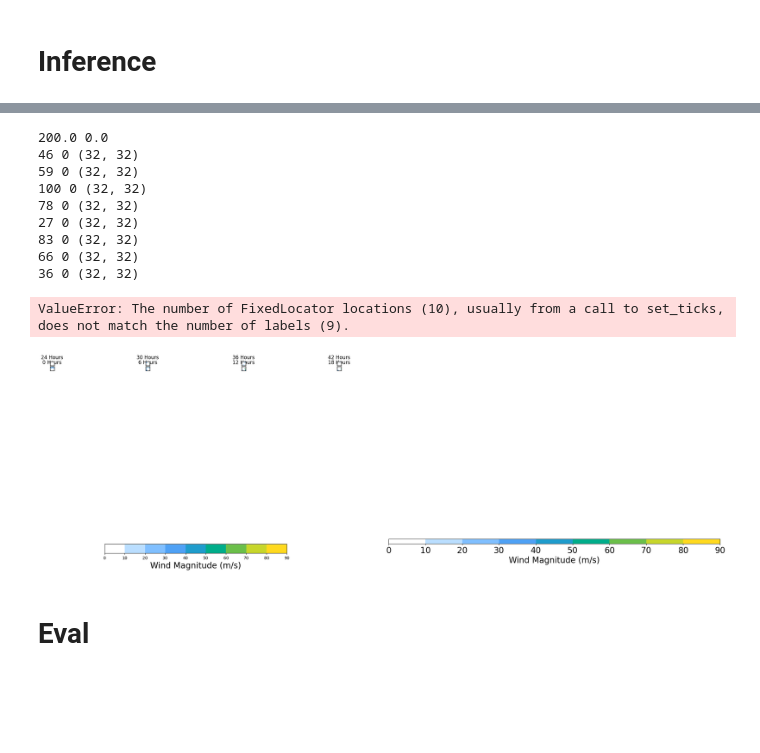
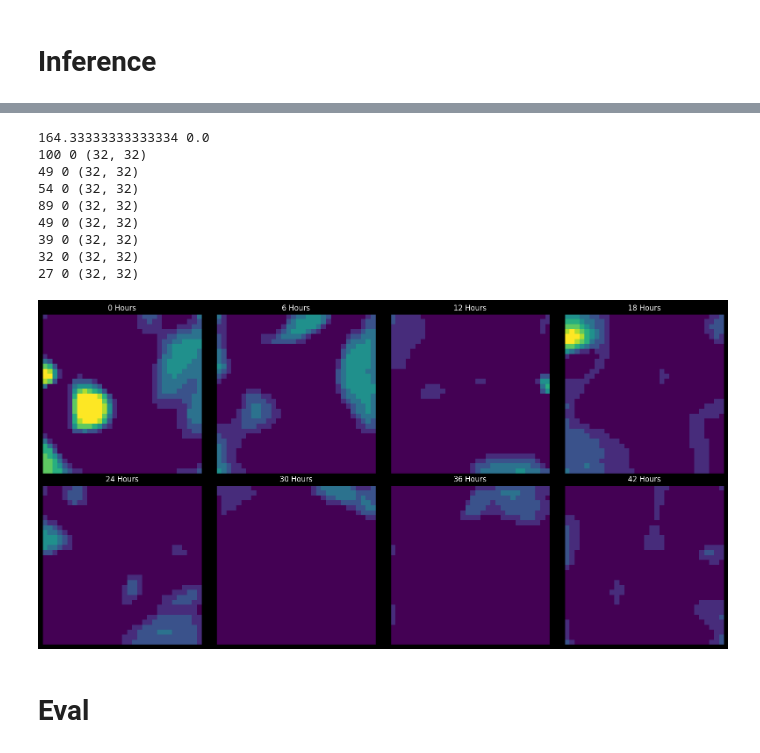
Before and after one commit to soCromp/cycloneSVD, a Jupyter notebook: evals.ipynb, the cells around one changed output, grey strips where cells are left out. Drawn from its saved outputs; the diff is of its cells as text; code cells hidden in the pictures; blank space fills up the shorter version.

```diff
--- a/evals.ipynb
+++ b/evals.ipynb
@@ -77,5 +79,6 @@ pred = [np.asarray(p) for p in preds[0]]
 # %%
-synthpath = '/home/sonia/cycloneSVD/windmag_atlanticpacific1e-6/checkpoint-50000/synth/checkpoint-50000/19820713180515015500'
+# synthpath = '/home/sonia/cycloneSVD/windmag_atlanticpacific1e-6/checkpoint-50000/synth/checkpoint-50000/19820713180515015500'
+synthpath = '/home/sonia/cycloneSVD/windmag_atlanticpacific1e-6/checkpoint-50000/synth/checkpoint-50000/19931120120480013350'
 pred = []
 for i in range(8):
     frame = np.load(os.path.join(synthpath, f'{i}.npy'))
@@ -113,15 +116,15 @@ base = plt.cm.get_cmap('viridis', len(levels) - 1)
 colors = base(np.arange(base.N))
 
 # Make the first bin (0–10) white
-colors[0] = (1.0, 1.0, 1.0, 1.0)  # RGBA white
-colors[1] = (0.73, 0.87, 1.00, 1.0)
-colors[2] = (0.50, 0.75, 1.00, 1.0)
-colors[3] = (0.31, 0.63, 0.96, 1.0)
-colors[4] = (0.12, 0.61, 0.80, 1.0)
-colors[5] = (0.00, 0.68, 0.54, 1.0)
-colors[6] = (0.42, 0.75, 0.29, 1.0)
-colors[7] = (0.78, 0.84, 0.17, 1.0)
-colors[8] = (1.00, 0.85, 0.12, 1.0)
+# colors[0] = (1.0, 1.0, 1.0, 1.0)  # RGBA white
+# colors[1] = (0.73, 0.87, 1.00, 1.0)
+# colors[2] = (0.50, 0.75, 1.00, 1.0)
+# colors[3] = (0.31, 0.63, 0.96, 1.0)
+# colors[4] = (0.12, 0.61, 0.80, 1.0)
+# colors[5] = (0.00, 0.68, 0.54, 1.0)
+# colors[6] = (0.42, 0.75, 0.29, 1.0)
+# colors[7] = (0.78, 0.84, 0.17, 1.0)
+# colors[8] = (1.00, 0.85, 0.12, 1.0)
 
 # Build a ListedColormap with modified colors
 cmap = mcolors.ListedColormap(colors)
@@ -130,54 +133,53 @@ norm = mcolors.BoundaryNorm(boundaries=levels, ncolors=cmap.N)
 imgs = [img.mean(axis=-1) for img in pred]
 maxp = max([np.max(p) for p in imgs])
 minp = min([np.min(p) for p in imgs])
 print(maxp,minp)
 
 # Load and plot each .npy file
 for i in range(8):
     img = imgs[i]
     # img = img - minp # Load the image data
     img = img - minp
     img = img / (maxp - minp)  # Normalize the image data
     img = 100*img
     img = img.astype(np.uint8)
     print(img.max(), img.min(), img.shape)
     im=axes[i].imshow(img, cmap=cmap, norm=norm)
     axes[i].set_title(f'{i*6} Hours')
     # axes[i].axis('off')  # Hide axes for better display
     outline_axes(axes[i])
 
 
 # Add shared colorbar
-cbar = fig.colorbar(im, ax=axes.ravel().tolist(), orientation='horizontal', ticks=levels,
-                    pad=1, shrink=0.8, fraction=0.05)
-cbar.set_label("Wind Magnitude (m/s)", fontsize=20)
-cbar_ax = fig.add_axes([0.92, 0.15, 0.7, 0.02])
-cbar = fig.colorbar(im, cax=cbar_ax,
-                    orientation='horizontal',
-                    pad=0.01, shrink=0.8,
-                    label='Wind Magnitude (m/s)')
-cbar.set_label("Wind Magnitude (m/s)", fontsize=20)
-cbar.ax.tick_params(labelsize=20)
-ticks= list(range(0, int(maxp), int(maxp/10)))[:-1]
+# cbar = fig.colorbar(im, ax=axes.ravel().tolist(), orientation='horizontal', ticks=levels,
+#                     pad=1, shrink=0.8, fraction=0.05)
+# cbar.set_label("Wind Magnitude (m/s)", fontsize=20)
+# cbar_ax = fig.add_axes([0.92, 0.15, 0.7, 0.02])
+# cbar = fig.colorbar(im, cax=cbar_ax,
+#                     orientation='horizontal',
+#                     pad=0.01, shrink=0.8,
+#                     label='Wind Magnitude (m/s)')
+# cbar.set_label("Wind Magnitude (m/s)", fontsize=20)
+# cbar.ax.tick_params(labelsize=20)
+# ticks= list(range(0, int(maxp), int(maxp/9)))
 # ticks = [f'{tick:.1f}' for tick in ticks][:-1]
-cbar.set_ticklabels(ticks)
+# cbar.set_ticklabels(ticks)
 
 # plt.title('Wind Magnitude Over Time From Storm Detection, 21 January 1988')
 # Improve layout and display
 plt.tight_layout()
 plt.show()
 # %% [output]
-200.0 0.0
-46 0 (32, 32)
-59 0 (32, 32)
+164.33333333333334 0.0
 100 0 (32, 32)
-78 0 (32, 32)
+49 0 (32, 32)
+54 0 (32, 32)
+89 0 (32, 32)
+49 0 (32, 32)
+39 0 (32, 32)
+32 0 (32, 32)
 27 0 (32, 32)
-83 0 (32, 32)
-66 0 (32, 32)
-36 0 (32, 32)
-ValueError: The number of FixedLocator locations (10), usually from a call to set_ticks, does not match the number of labels (9).
-[figure, old version]
+[figure, new version]
 # %% [markdown]
 # Eval
 # %%
```
Also changed, not shown: parts of 2 cells of this notebook, 2 other files.
